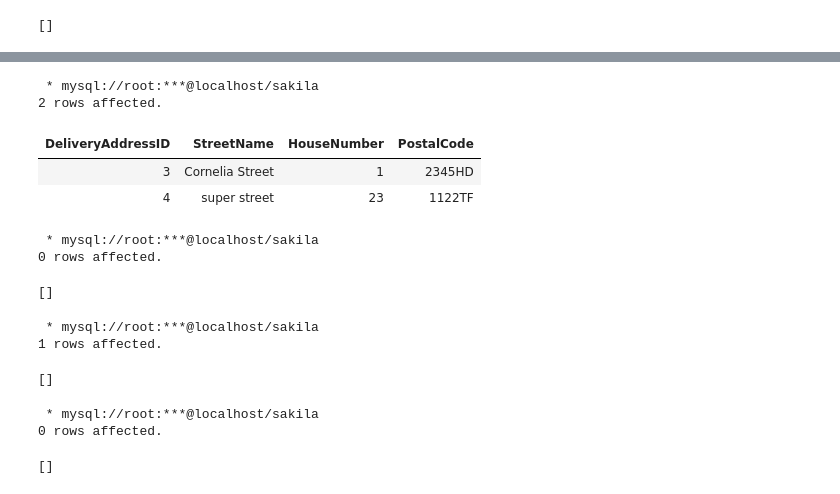
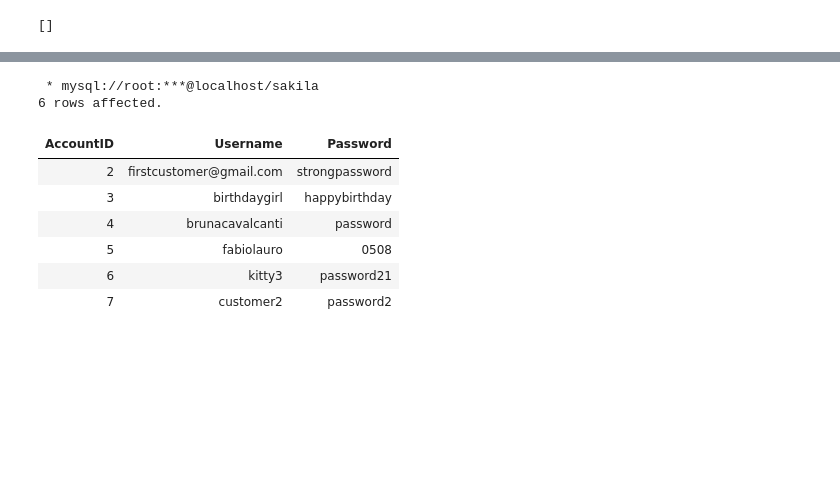
Before and after one commit to LiliBodnar/Pizza_project, a Jupyter notebook: PizzaDatabase.ipynb, the cells around one changed output, grey strips where cells are left out. Drawn from its saved outputs; the diff is of its cells as text; code cells hidden in the pictures; blank space fills up the shorter version.

```diff
--- a/PizzaDatabase.ipynb
+++ b/PizzaDatabase.ipynb
@@ -300,44 +37,14 @@ INSERT INTO IngredientList (ItemID, IngredientID) VALUES
 # %%
 %%sql
+
+SELECT * FROM Account
 # %% [output]
  * mysql://root:***@localhost/sakila
-2 rows affected.
+6 rows affected.
-| DeliveryAddressID | StreetName | HouseNumber | PostalCode |
-| 3 | Cornelia Street | 1 | 2345HD |
-| 4 | super street | 23 | 1122TF |
+| AccountID | Username | Password |
+| 2 | firstcustomer@gmail.com | strongpassword |
+| 3 | birthdaygirl | happybirthday |
+| 4 | brunacavalcanti | password |
+| 5 | fabiolauro | 0508 |
+| 6 | kitty3 | password21 |
+| 7 | customer2 | password2 |
-# %%
-%%sql
-
-CREATE TABLE Coupons (
-    CouponID INT PRIMARY KEY AUTO_INCREMENT,
-    CouponCode NVARCHAR(20) NOT NULL UNIQUE,
-    DiscountPercentage DECIMAL(5, 2) NOT NULL,
-    ExpirationDate DATE,
-    Used BIT DEFAULT 0
-);
-# %% [output]
- * mysql://root:***@localhost/sakila
-0 rows affected.
-[]
-# %%
-%%sql
-INSERT INTO Coupons (CouponCode, DiscountPercentage, ExpirationDate)
-VALUES ('fc111', 10, '2024-12-01')
-# %% [output]
- * mysql://root:***@localhost/sakila
-1 rows affected.
-[]
-# %%
-%%sql
-
-CREATE TABLE CustomerDeliveryAddress(
-    DeliveryAddressID INT,
-    CustomerID INT,
-    PRIMARY KEY (CustomerID, DeliveryAddressID),
-    FOREIGN KEY (CustomerID) REFERENCES Customer(CustomerID),
-    FOREIGN KEY (DeliveryAddressID) REFERENCES DeliveryAddress(DeliveryAddressID)
-);
-# %% [output]
- * mysql://root:***@localhost/sakila
-0 rows affected.
-[]
```
Also changed, not shown: parts of 32 cells of this notebook, 1 other file.
